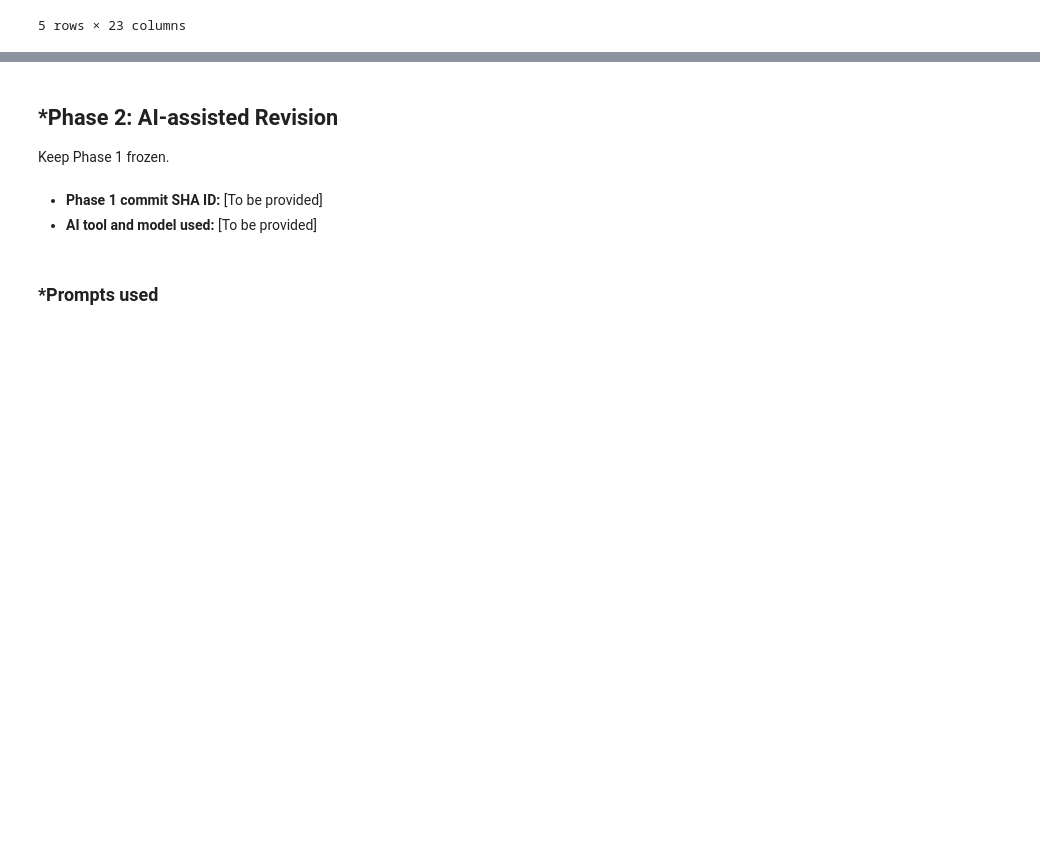
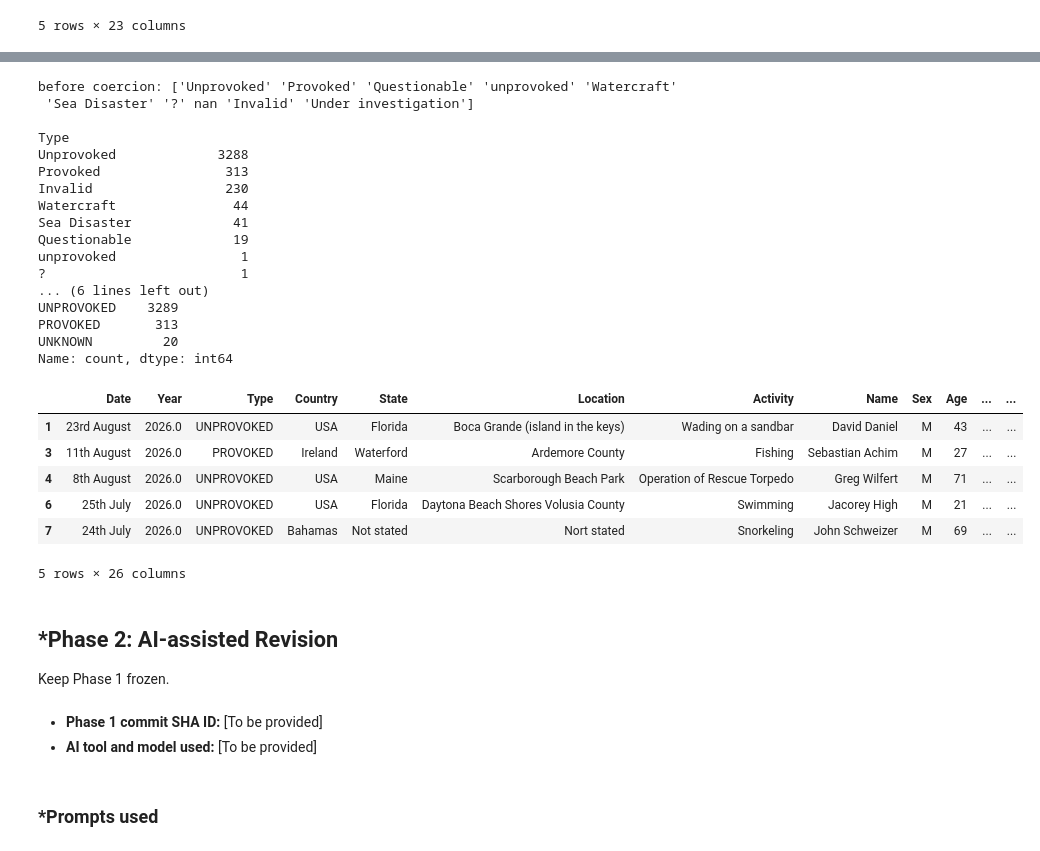
Before and after one commit to willhk10-uva/A01-data-wrangling, a Jupyter notebook: notebook.ipynb, the cells around one changed output, grey strips where cells are left out. Saved outputs shown, nothing was run; the diff lists cells and outputs as text; code cells hidden in the pictures; blank space fills up the shorter version.

```diff
--- a/notebook.ipynb
+++ b/notebook.ipynb
@@ -233,4 +230,45 @@ Name: count, dtype: int64
 [figure]
+# %%
+print('before coercion:', df_shark_filtered['Type'].unique(),'\n')
+print(df_shark_filtered['Type'].value_counts(),'\n')
+
+df_shark_filtered['Type'] = df_shark_filtered['Type'].replace('Invalid', np.nan)
+df_shark_filtered['Type'] = df_shark_filtered['Type'].astype(str).str.upper()
+df_shark_filtered['Type'] = df_shark_filtered['Type'].replace(['?','QUESTIONABLE'], 'UNKNOWN')
+df_shark_filtered = df_shark_filtered[df_shark_filtered['Type'].isin(['PROVOKED', 'UNPROVOKED', 'UNKNOWN'])].copy()
+print(df_shark_filtered['Type'].unique(),'\n')
+print(df_shark_filtered['Type'].value_counts(),'\n')
+
+df_shark_filtered.head()
+
+#For attacks increasing or decreasing over time, we see that attacks have been
+# increasing over time. We also see that the proportion of males in attacks including
+# when the sex is not stated is .84. The proportion of attacks that are unprovoked is .9081.
+# %% [output]
+before coercion: ['Unprovoked' 'Provoked' 'Questionable' 'unprovoked' 'Watercraft'
+ 'Sea Disaster' '?' nan 'Invalid' 'Under investigation']
+
+Type
+Unprovoked             3288
+Provoked                313
+Invalid                 230
+Watercraft               44
+Sea Disaster             41
+Questionable             19
+unprovoked                1
+?                         1
+... (6 lines left out)
+UNPROVOKED    3289
+PROVOKED       313
+UNKNOWN         20
+Name: count, dtype: int64
+|  | Date | Year | Type | Country | State | Location | Activity | Name | Sex | Age | ... | ... |
+| 1 | 23rd August | 2026.0 | UNPROVOKED | USA | Florida | Boca Grande (island in the keys) | Wading on a sandbar | David Daniel | M | 43 | ... | ... |
+| 3 | 11th August | 2026.0 | PROVOKED | Ireland | Waterford | Ardemore County | Fishing | Sebastian Achim | M | 27 | ... | ... |
+| 4 | 8th August | 2026.0 | UNPROVOKED | USA | Maine | Scarborough Beach Park | Operation of Rescue Torpedo | Greg Wilfert | M | 71 | ... | ... |
+| 6 | 25th July | 2026.0 | UNPROVOKED | USA | Florida | Daytona Beach Shores Volusia County | Swimming | Jacorey High | M | 21 | ... | ... |
+| 7 | 24th July | 2026.0 | UNPROVOKED | Bahamas | Not stated | Nort stated | Snorkeling | John Schweizer | M | 69 | ... | ... |
+5 rows × 26 columns
 # %% [markdown]
 ## *Phase 2: AI-assisted Revision
 Keep Phase 1 frozen.
```
Also changed, not shown: parts of 1 cell of this notebook.
